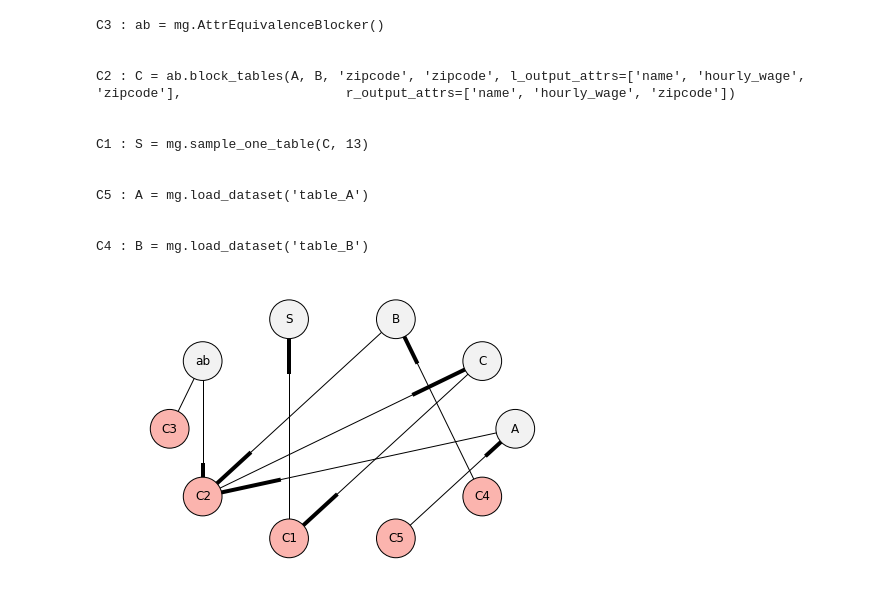
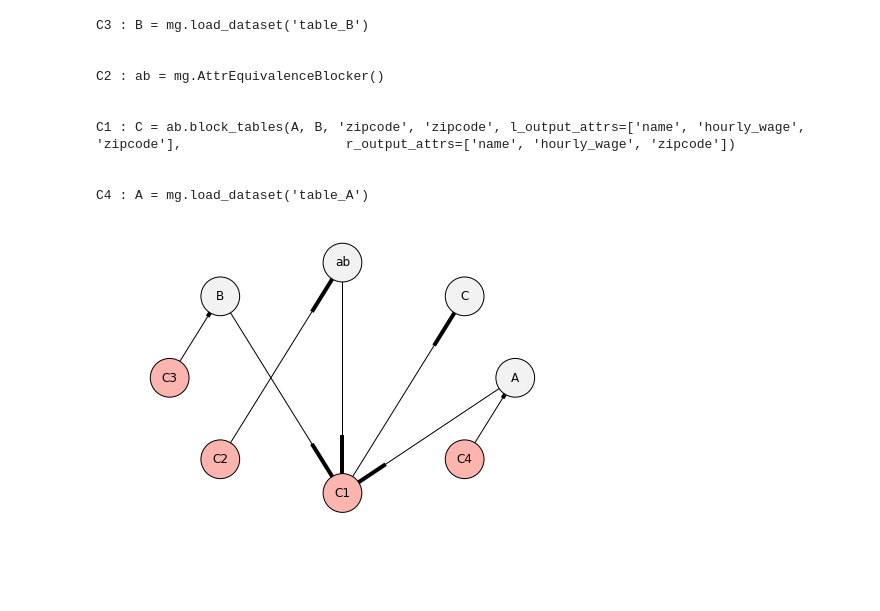
Before and after one commit to kvpradap/enrique, a Jupyter notebook: notebooks/test2.ipynb, the cells around one changed output. Saved outputs shown, nothing was run; the diff lists cells and outputs as text; code cells hidden in the pictures; blank space fills up the shorter version.

```diff
--- a/notebooks/test2.ipynb
+++ b/notebooks/test2.ipynb
@@ -21,17 +20,14 @@ Populating the interactive namespace from numpy and matplotlib
 # %%
-mg.draw_workflow(histo, 'S')
+mg.draw_workflow(histo, 'C')
 # %% [output]
-C3 : ab = mg.AttrEquivalenceBlocker()
+C3 : B = mg.load_dataset('table_B')
 
 
-C2 : C = ab.block_tables(A, B, 'zipcode', 'zipcode', l_output_attrs=['name', 'hourly_wage', 'zipcode'],                     r_output_attrs=['name', 'hourly_wage', 'zipcode'])
+C2 : ab = mg.AttrEquivalenceBlocker()
 
 
-C1 : S = mg.sample_one_table(C, 13)
+C1 : C = ab.block_tables(A, B, 'zipcode', 'zipcode', l_output_attrs=['name', 'hourly_wage', 'zipcode'],                     r_output_attrs=['name', 'hourly_wage', 'zipcode'])
 
 
-C5 : A = mg.load_dataset('table_A')
-
-
-C4 : B = mg.load_dataset('table_B')
+C4 : A = mg.load_dataset('table_A')
-[figure, old version]
+[figure, new version]
```
Also changed, not shown: parts of 6 cells of this notebook, 4 other files.
